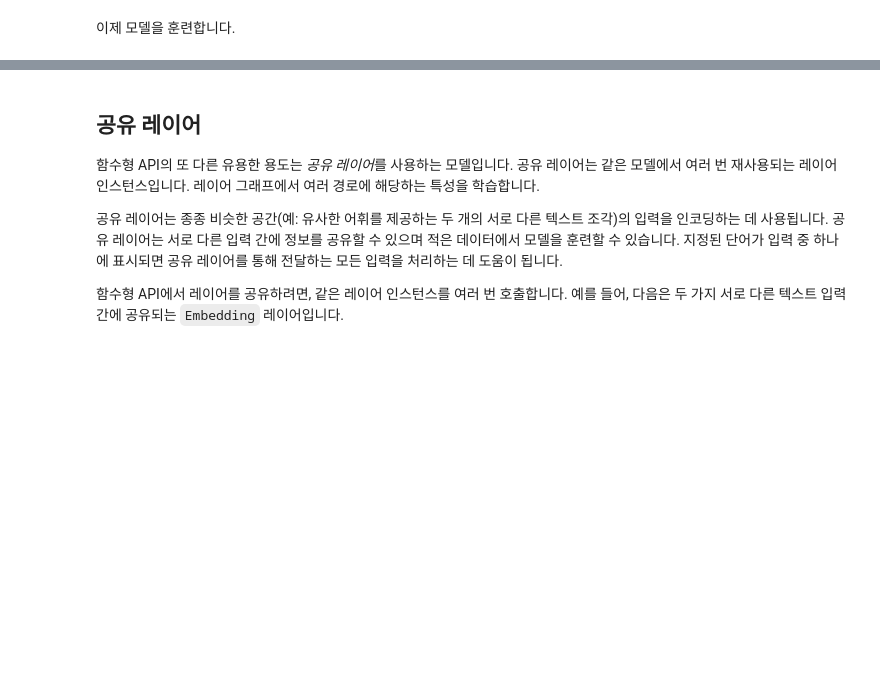
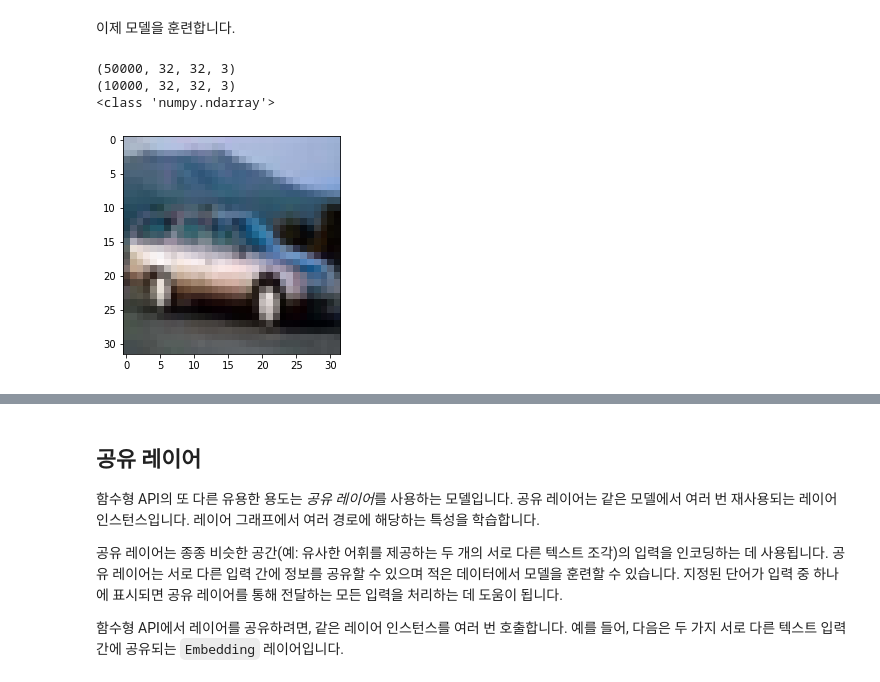
Before and after one commit to imguru-mooc/AI_intermediate, a Jupyter notebook: 케라스/4.functional.ipynb, the cells around one changed output, grey strips where cells are left out. Drawn from its saved outputs; the diff is of its cells as text; code cells hidden in the pictures; blank space fills up the shorter version.

```diff
--- a/케라스/4.functional.ipynb
+++ b/케라스/4.functional.ipynb
@@ -486,3 +486,17 @@ keras.utils.plot_model(model, "mini_resnet.png", show_shapes=True)
 # %% [markdown]
 이제 모델을 훈련합니다.
+# %%
+import matplotlib.pyplot as plt
+(x_train, y_train), (x_test, y_test) = keras.datasets.cifar10.load_data()
+print(x_train.shape)
+print(x_test.shape)
+print( type(x_train) )
+
+plt.imshow(x_train[4])
+plt.show()
+# %% [output]
+(50000, 32, 32, 3)
+(10000, 32, 32, 3)
+<class 'numpy.ndarray'>
+[figure, added]
 # %%
```
Also changed, not shown: parts of 9 cells of this notebook.
